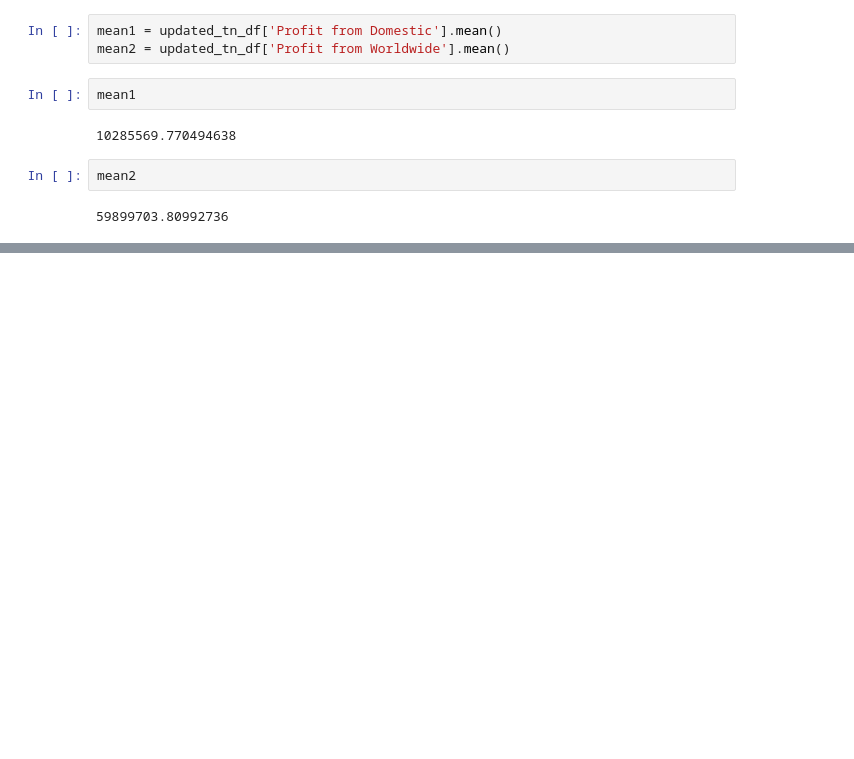
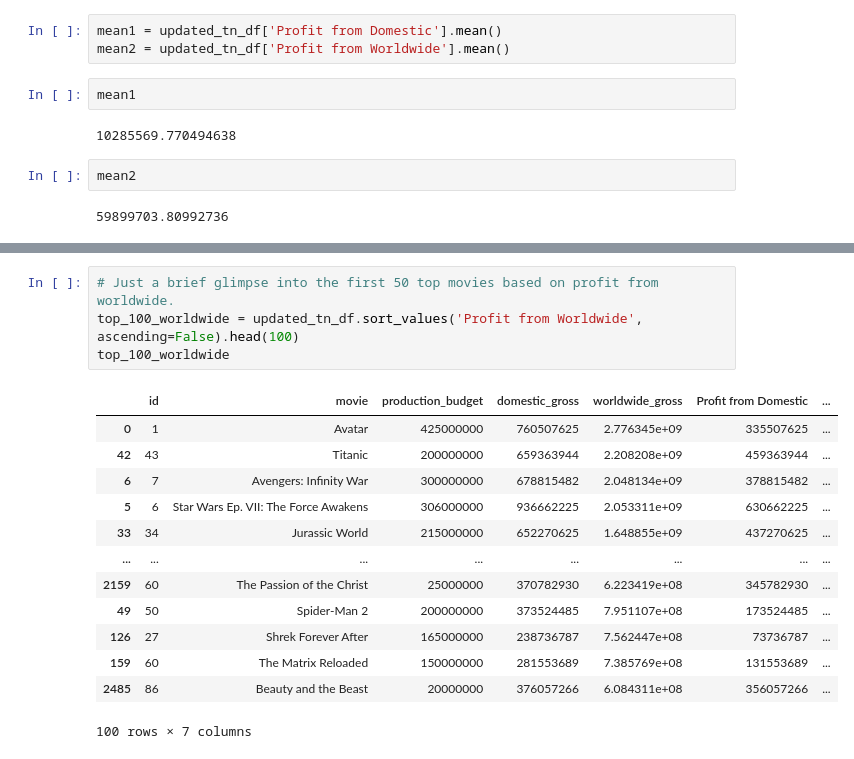
Before and after one commit to claragiurgiu/Microsoft-Movie-Studio-EDA, a Jupyter notebook: AlvarosCode.ipynb, the cells around one changed output, grey strips where cells are left out. Saved outputs shown, nothing was run; the diff lists cells and outputs as text; blank space fills up the shorter version.

```diff
--- a/AlvarosCode.ipynb
+++ b/AlvarosCode.ipynb
@@ -374,0 +406,18 @@ plt.show()
+# %%
+# Just a brief glimpse into the first 50 top movies based on profit from worldwide.
+top_100_worldwide = updated_tn_df.sort_values('Profit from Worldwide', ascending=False).head(100)
+top_100_worldwide
+# %% [output]
+|  | id | movie | production_budget | domestic_gross | worldwide_gross | Profit from Domestic | ... |
+| 0 | 1 | Avatar | 425000000 | 760507625 | 2.776345e+09 | 335507625 | ... |
+| 42 | 43 | Titanic | 200000000 | 659363944 | 2.208208e+09 | 459363944 | ... |
+| 6 | 7 | Avengers: Infinity War | 300000000 | 678815482 | 2.048134e+09 | 378815482 | ... |
+| 5 | 6 | Star Wars Ep. VII: The Force Awakens | 306000000 | 936662225 | 2.053311e+09 | 630662225 | ... |
+| 33 | 34 | Jurassic World | 215000000 | 652270625 | 1.648855e+09 | 437270625 | ... |
+| ... | ... | ... | ... | ... | ... | ... | ... |
+| 2159 | 60 | The Passion of the Christ | 25000000 | 370782930 | 6.223419e+08 | 345782930 | ... |
+| 49 | 50 | Spider-Man 2 | 200000000 | 373524485 | 7.951107e+08 | 173524485 | ... |
+| 126 | 27 | Shrek Forever After | 165000000 | 238736787 | 7.562447e+08 | 73736787 | ... |
+| 159 | 60 | The Matrix Reloaded | 150000000 | 281553689 | 7.385769e+08 | 131553689 | ... |
+| 2485 | 86 | Beauty and the Beast | 20000000 | 376057266 | 6.084311e+08 | 356057266 | ... |
+100 rows × 7 columns
```
Also changed, not shown: parts of 21 cells of this notebook.
